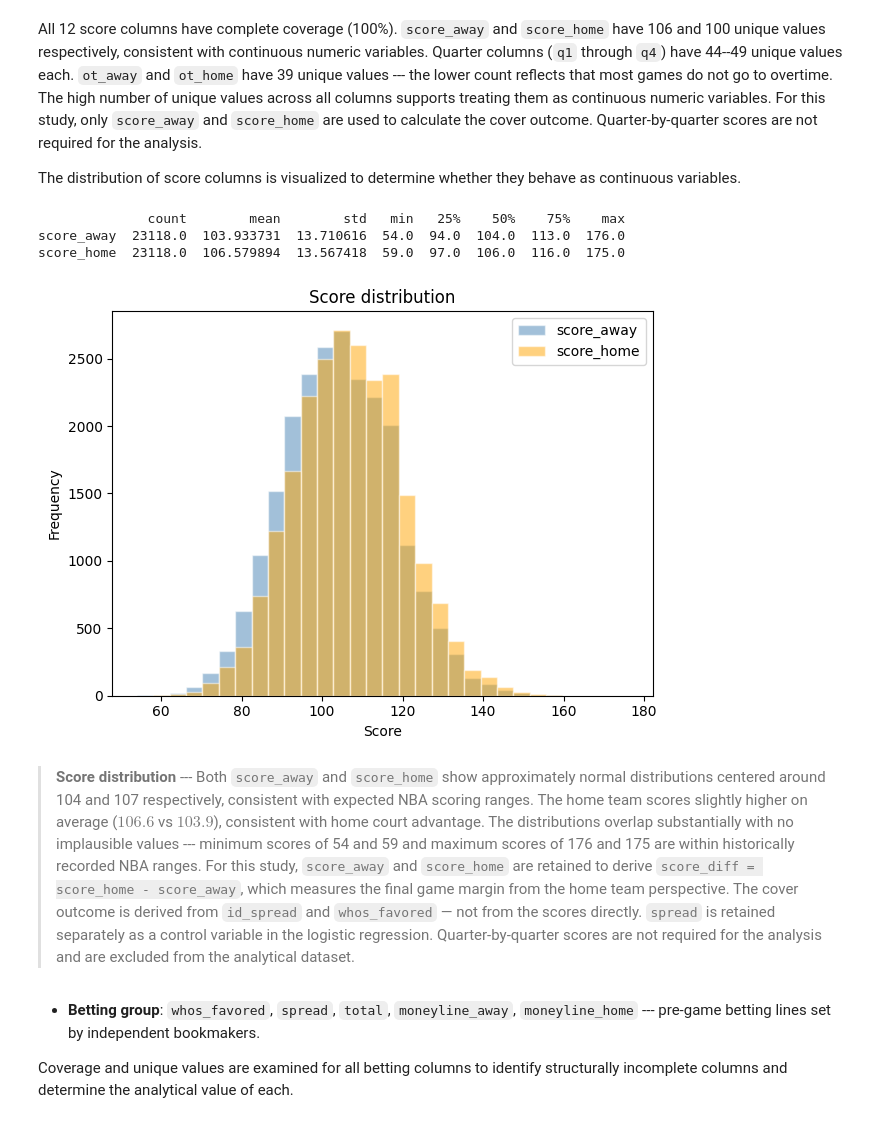
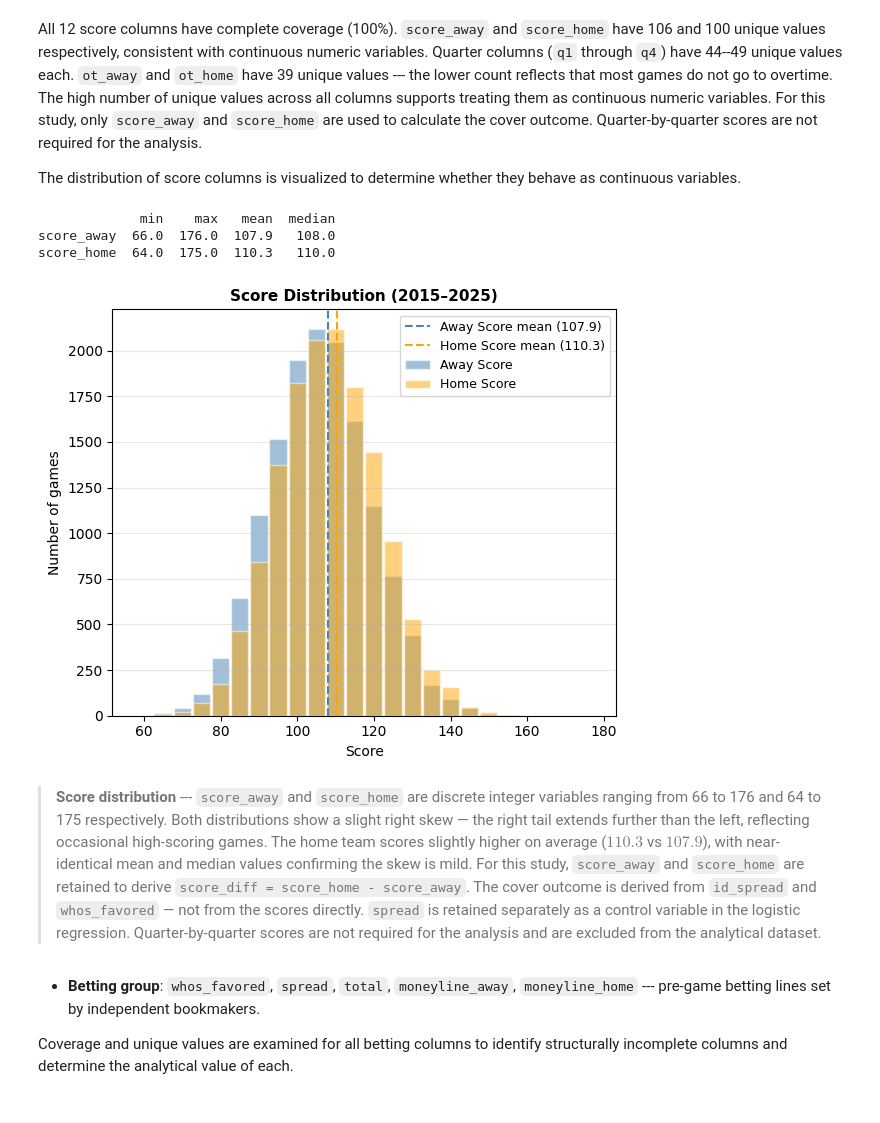
Before and after one commit to RoumenNikolov/decision-bias-study, a Jupyter notebook: bias_analysis.ipynb, the cells around one changed output. Drawn from its saved outputs; the diff is of its cells as text; code cells hidden in the pictures.

```diff
--- a/bias_analysis.ipynb
+++ b/bias_analysis.ipynb
@@ -1517,22 +1611,39 @@ All 12 score columns have complete coverage (100%). `score_away` and `score_home
 
 The distribution of score columns is visualized to determine whether they behave as continuous variables.
 # %%
-print(betting_data[['score_away', 'score_home']].describe().T)
+print(betting_data[betting_data['season'] >= 2015][['score_away', 'score_home']].agg(
+    ['min', 'max', 'mean', 'median']
+).round(1).T)
 
-betting_data[['score_away', 'score_home']].plot(
-    kind='hist', bins=30, alpha=0.5,
-    color=['steelblue', 'orange'], edgecolor='white')
-plt.title('Score distribution')
-plt.xlabel('Score')
+
+fig, ax = plt.subplots(figsize=(6, 5))
+
+for col, color, label in [
+    ('score_away', 'steelblue', 'Away Score'),
+    ('score_home', 'orange', 'Home Score')
+]:
+    data_period = betting_data[betting_data['season'] >= 2015][col]
+    bins = range(60, 185, 5)
+    counts, edges = np.histogram(data_period, bins=bins)
+    ax.bar(edges[:-1], counts, width=4.5, color=color, alpha=0.5,
+           edgecolor='white', label=label)
+    ax.axvline(data_period.mean(), color=color, linestyle='--', lw=1.5,
+               label=f'{label} mean ({data_period.mean():.1f})')
+
+ax.set_xlabel('Score', fontsize=10)
+ax.set_ylabel('Number of games', fontsize=10)
+ax.set_title('Score Distribution (2015–2025)', fontsize=11, fontweight='bold')
+ax.legend(fontsize=9)
+ax.grid(axis='y', alpha=0.3)
 plt.tight_layout()
 plt.show()
 # %% [output]
-              count        mean        std   min   25%    50%    75%    max
-score_away  23118.0  103.933731  13.710616  54.0  94.0  104.0  113.0  176.0
-score_home  23118.0  106.579894  13.567418  59.0  97.0  106.0  116.0  175.0
+             min    max   mean  median
+score_away  66.0  176.0  107.9   108.0
+score_home  64.0  175.0  110.3   110.0
-[figure, old version]
+[figure, new version]
 # %% [markdown]
- > **Score distribution** --- Both `score_away` and `score_home` show approximately normal distributions centered around 104 and 107 respectively, consistent with expected NBA scoring ranges. The home team scores slightly higher on average ($106.6$ vs $103.9$), consistent with home court advantage. The distributions overlap substantially with no implausible values --- minimum scores of 54 and 59 and maximum scores of 176 and 175 are within historically recorded NBA ranges. For this study, `score_away` and `score_home` are retained to derive `score_diff = score_home - score_away`, which measures the final game margin from the home team perspective. The cover outcome is derived from `id_spread` and `whos_favored` — not from the scores directly. `spread` is retained separately as a control variable in the logistic regression. Quarter-by-quarter scores are not required for the analysis and are excluded from the analytical dataset.
+> **Score distribution** --- `score_away` and `score_home` are discrete integer variables ranging from 66 to 176 and 64 to 175 respectively. Both distributions show a slight right skew — the right tail extends further than the left, reflecting occasional high-scoring games. The home team scores slightly higher on average ($110.3$ vs $107.9$), with near-identical mean and median values confirming the skew is mild. For this study, `score_away` and `score_home` are retained to derive `score_diff = score_home - score_away`. The cover outcome is derived from `id_spread` and `whos_favored` — not from the scores directly. `spread` is retained separately as a control variable in the logistic regression. Quarter-by-quarter scores are not required for the analysis and are excluded from the analytical dataset.
 # %% [markdown]
 * **Betting group**: `whos_favored`, `spread`, `total`, `moneyline_away`, `moneyline_home` --- pre-game betting lines set by independent bookmakers.
 
```
Also changed, not shown: parts of 43 cells of this notebook, 1 other file.
